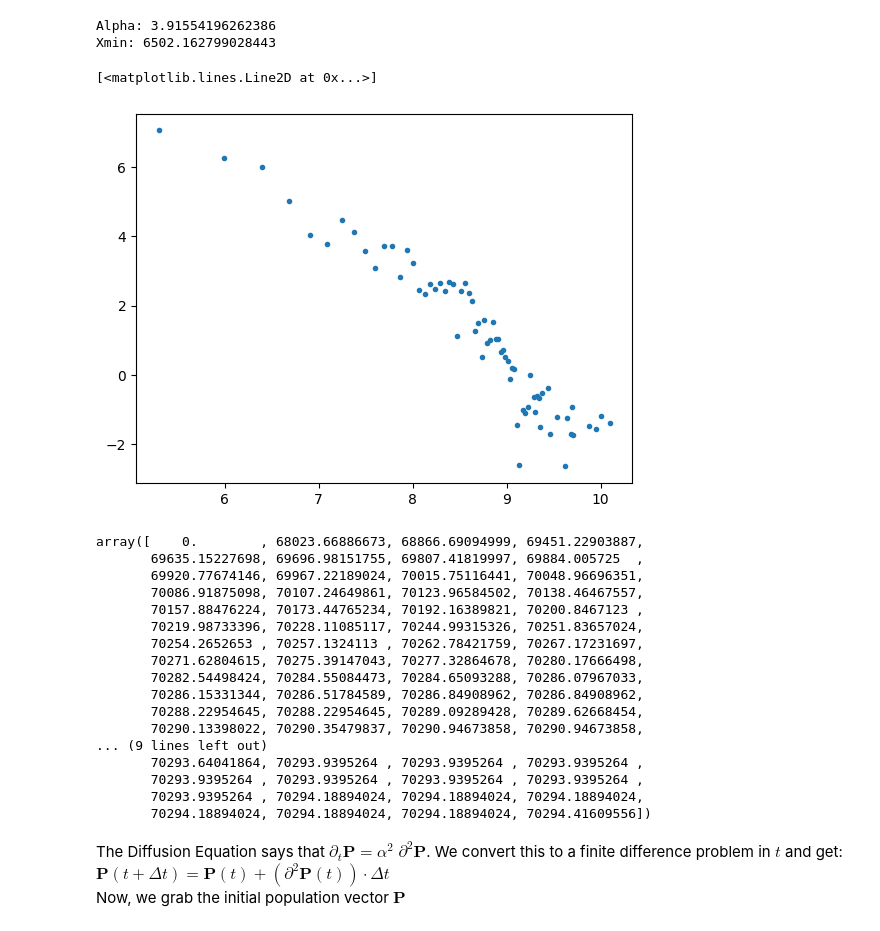
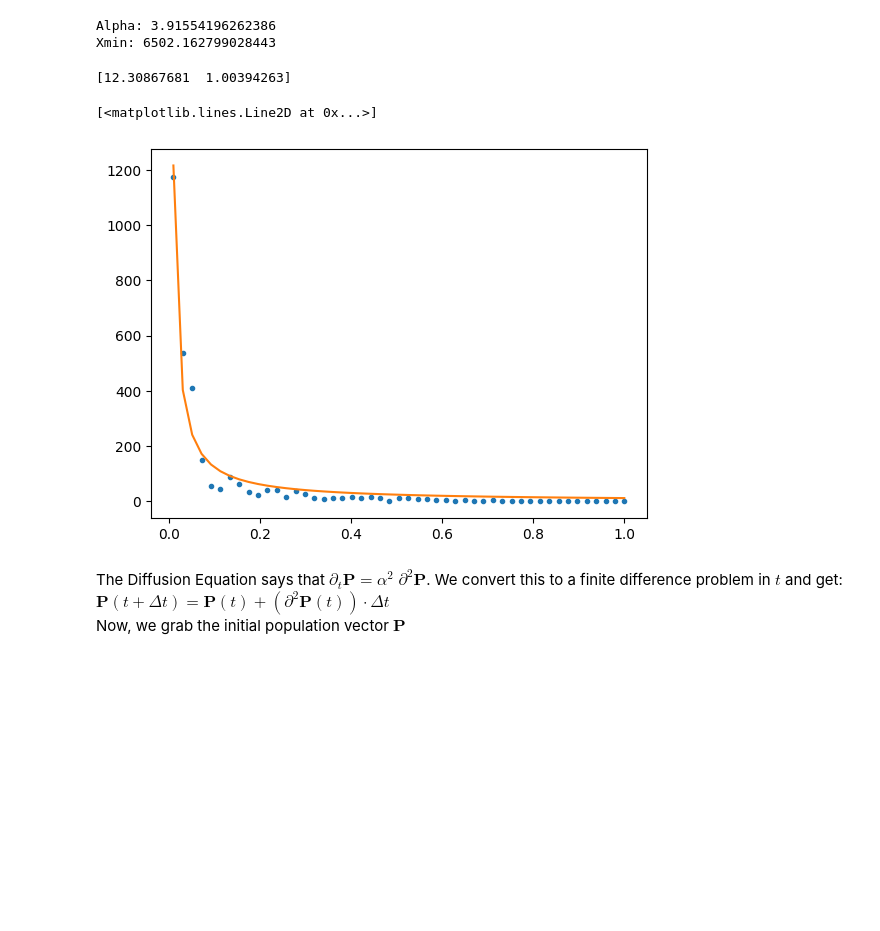
Before and after one commit to alvarorc19/tpsa-hackathon, a Jupyter notebook: generate.ipynb, the cells around one changed output. Cells and saved outputs as stored; diff of their text form; code cells hidden in the pictures; blank space fills up the shorter version.

Commit message:
found powerlaw fitting

```diff
--- a/generate.ipynb
+++ b/generate.ipynb
@@ -112,32 +112,41 @@ for i in range(len(bins) - 1):
     sublist = [values_area[values_density.index(value)] for value in values_density if bin_min <= value < bin_max]
     sublist = sum(sublist)
     sublists.append(sublist)
-plt.plot(np.log(bins[:-1]), np.log(sublists), '.')
+# plt.plot(np.log(bins[:-1]), np.log(sublists), '.')
+limit = 130
+print(len(bins))
+sublists[:limit]
+# bins[:100]
+# plt.plot(bins[1:], sublists, '.')
+bins = np.array([(bins[i] + bins[i+1])/2 for i in range(len(bins[:limit])-1)])
+print(bins)
+print(len(bins))
+print(len(sublists[1:limit]))
+max_bins = max(bins)
+min_bins = min(bins)
+normalized_bins = bins / max_bins
+max_freq = max(sublists[1:limit])
+min_freq = min(sublists[1:limit])
+normalized_freq = np.array(sublists[1:limit]) / max_freq
+freq = sublists[1:limit]
+print(normalized_bins, normalized_freq)
-# %% [output]
-[<matplotlib.lines.Line2D at 0x...>]
-[figure, removed]
-# %%
-n = len(bins)
-def zipf(a):
-    return np.random.zipf(a,n)
-# %% [output]
-array([    0.        , 68023.66886673, 68866.69094999, 69451.22903887,
-       69635.15227698, 69696.98151755, 69807.41819997, 69884.005725  ,
-       69920.77674146, 69967.22189024, 70015.75116441, 70048.96696351,
-       70086.91875098, 70107.24649861, 70123.96584502, 70138.46467557,
-       70157.88476224, 70173.44765234, 70192.16389821, 70200.8467123 ,
-       70219.98733396, 70228.11085117, 70244.99315326, 70251.83657024,
-       70254.2652653 , 70257.1324113 , 70262.78421759, 70267.17231697,
-       70271.62804615, 70275.39147043, 70277.32864678, 70280.17666498,
-       70282.54498424, 70284.55084473, 70284.65093288, 70286.07967033,
-       70286.15331344, 70286.51784589, 70286.84908962, 70286.84908962,
-       70288.22954645, 70288.22954645, 70289.09289428, 70289.62668454,
-       70290.13398022, 70290.35479837, 70290.94673858, 70290.94673858,
-... (9 lines left out)
-       70293.64041864, 70293.9395264 , 70293.9395264 , 70293.9395264 ,
-       70293.9395264 , 70293.9395264 , 70293.9395264 , 70293.9395264 ,
-       70293.9395264 , 70294.18894024, 70294.18894024, 70294.18894024,
-       70294.18894024, 70294.18894024, 70294.18894024, 70294.41609556])
+# %%
+from scipy.optimize import curve_fit
+
+def powerlaw(x, a, b):
+    return a * x ** (-b)
+# hist, bin_edges = np.histogram(gdf["2022_Density"], bins=bins)
+# bin_centers = (bin_edges[:-1] + bin_edges[1:]) / 2
+
+params, _ = curve_fit(powerlaw, normalized_bins, freq)
+print(params)
+plt.plot(normalized_bins, freq, '.')
+plt.plot(normalized_bins, powerlaw(normalized_bins, params[0], params[1]), '-')
+# plt.plot(normalized_bins, powerlaw(normalized_bins, params[0][1], params[1][0][0]), '-')
+# %% [output]
+[12.30867681  1.00394263]
+[<matplotlib.lines.Line2D at 0x...>]
+[figure, added]
 # %%
 # Making the adjacency matrix
 
```
